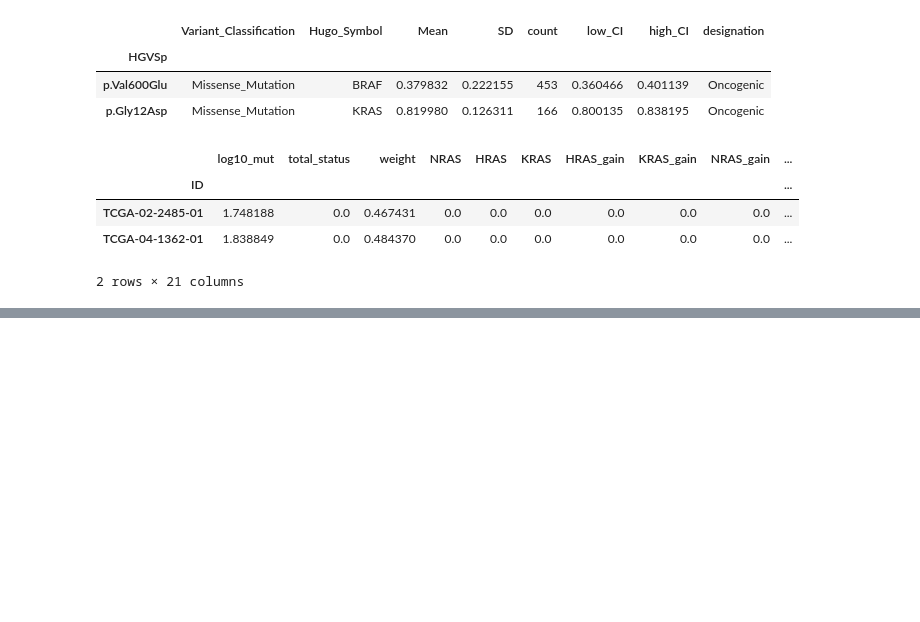
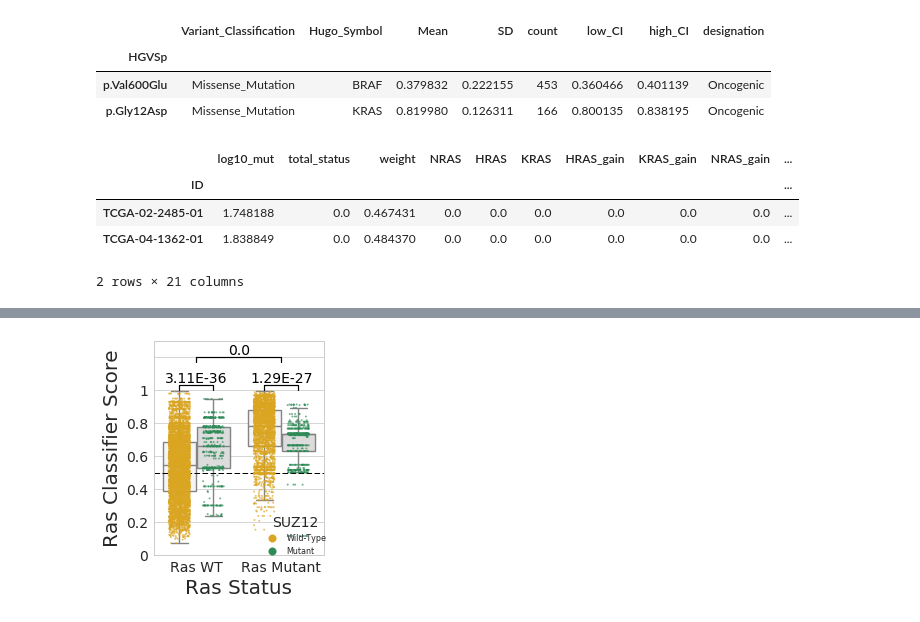
Before and after one commit to greenelab/pancancer, a Jupyter notebook: scripts/ras_variants_oncogenicity_score.ipynb, the cells around one changed output, grey strips where cells are left out. Saved outputs shown, nothing was run; the diff lists cells and outputs as text; code cells hidden in the pictures; blank space fills up the shorter version.

```diff
--- a/scripts/ras_variants_oncogenicity_score.ipynb
+++ b/scripts/ras_variants_oncogenicity_score.ipynb
@@ -175,0 +178,8 @@ with open(t_test_file, 'w') as csvfile:
+# %%
+mut_file = os.path.join('..', 'data', 'pancan_mutation_freeze.tsv')
+mutation_df = pd.read_table(mut_file, index_col=0)
+# %%
+genes = ['TP53', 'SUZ12']
+y = mutation_df[genes]
+# %%
+plot_df = y.merge(ras_pathway_scores_df, left_index=True, right_index=True)
@@ -175,0 +244,14 @@ with open(t_test_file, 'w') as csvfile:
+# %%
+# Plot Results
+x1, x2 = 0, 1
+x3, x4 = -0.2, 0.2
+x5, x6 = 0.8, 1.2
+y1, y2, h = 1.17, 1, 0.03
+plt.rcParams['figure.figsize']=(3.5, 4)
+# %%
+plot_ras_score(plot_df, 'SUZ12')
+base_path = os.path.join('..', 'classifiers', 'RAS', 'figures')
+fig_file = os.path.join(base_path, 'suz12_cooccurence.png')
+plt.savefig(fig_file)
+# %% [output]
+[figure, added]
```
Also changed, not shown: parts of 3 cells of this notebook, 1 other file.
